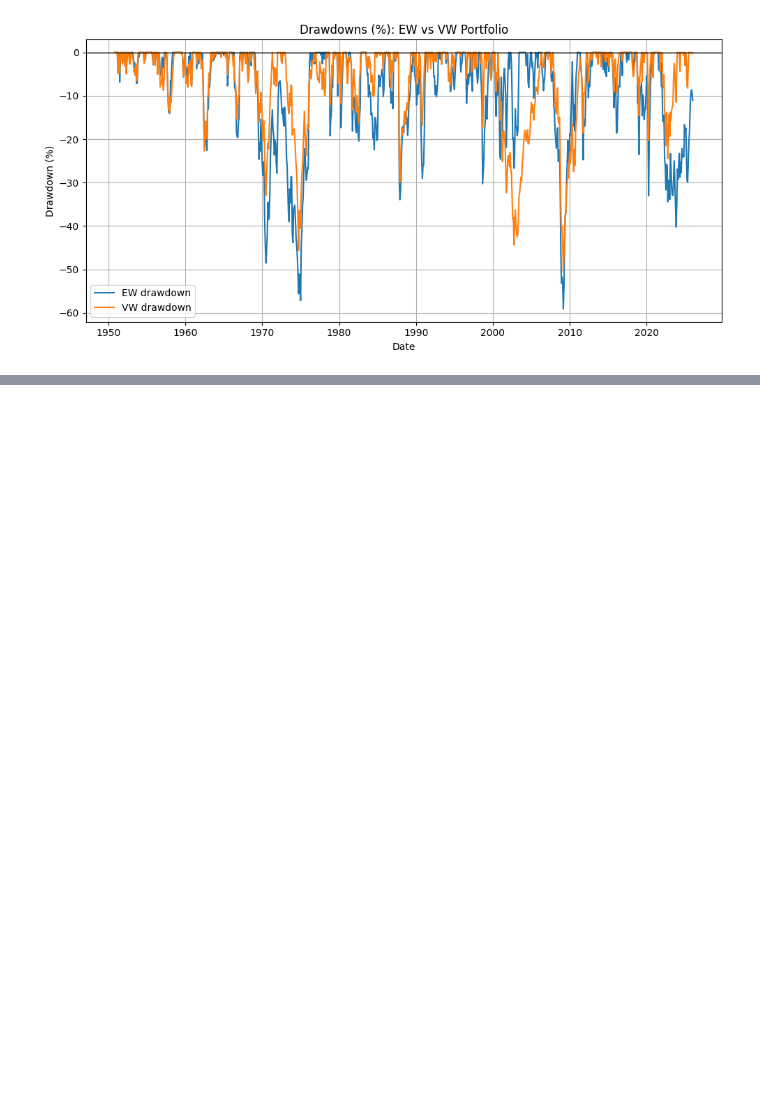
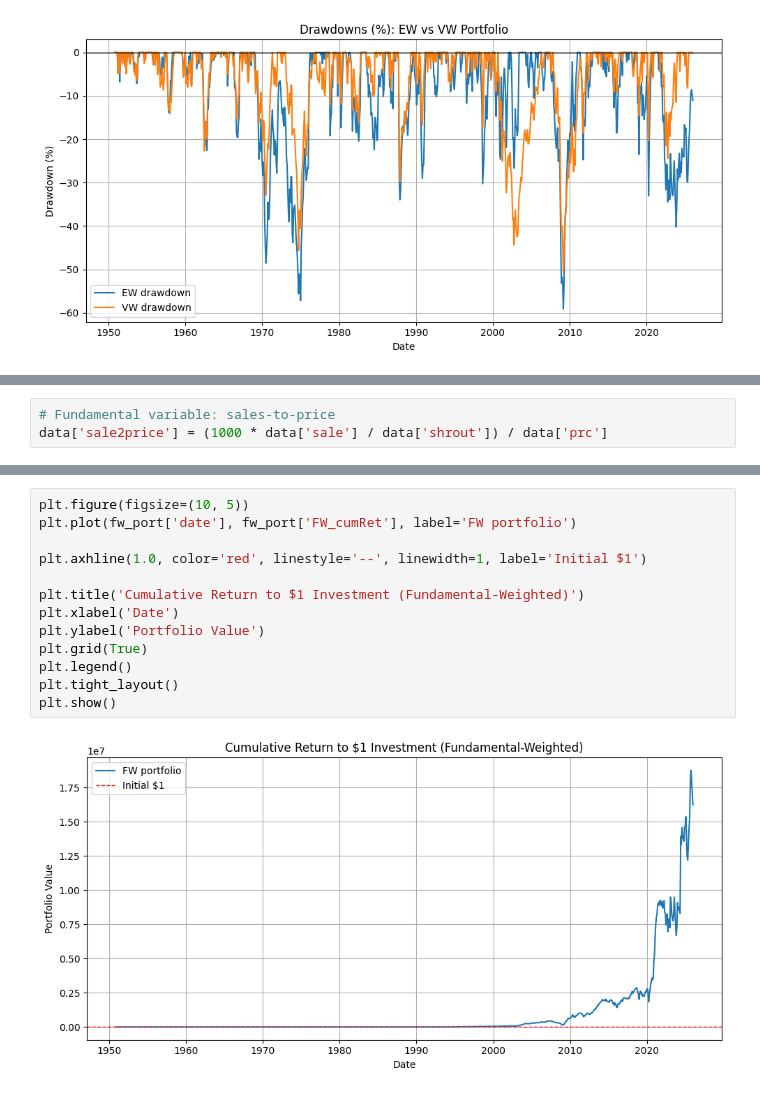
Before and after one commit to dhirajkk91/CCM_dataset, a Jupyter notebook: Portfolio_basics.ipynb, the cells around one changed output, grey strips where cells are left out. Drawn from its saved outputs; the diff is of its cells as text; blank space fills up the shorter version.

Commit message:
Fundamental weighted Portfolio

```diff
--- a/Portfolio_basics.ipynb
+++ b/Portfolio_basics.ipynb
@@ -398,0 +401,3 @@ plt.show()
+# %%
+# Fundamental variable: sales-to-price
+data['sale2price'] = (1000 * data['sale'] / data['shrout']) / data['prc']
@@ -398,0 +442,15 @@ plt.show()
+# %%
+plt.figure(figsize=(10, 5))
+plt.plot(fw_port['date'], fw_port['FW_cumRet'], label='FW portfolio')
+
+plt.axhline(1.0, color='red', linestyle='--', linewidth=1, label='Initial $1')
+
+plt.title('Cumulative Return to $1 Investment (Fundamental-Weighted)')
+plt.xlabel('Date')
+plt.ylabel('Portfolio Value')
+plt.grid(True)
+plt.legend()
+plt.tight_layout()
+plt.show()
+# %% [output]
+[figure, added]
```
Also changed, not shown: parts of 4 cells of this notebook.
